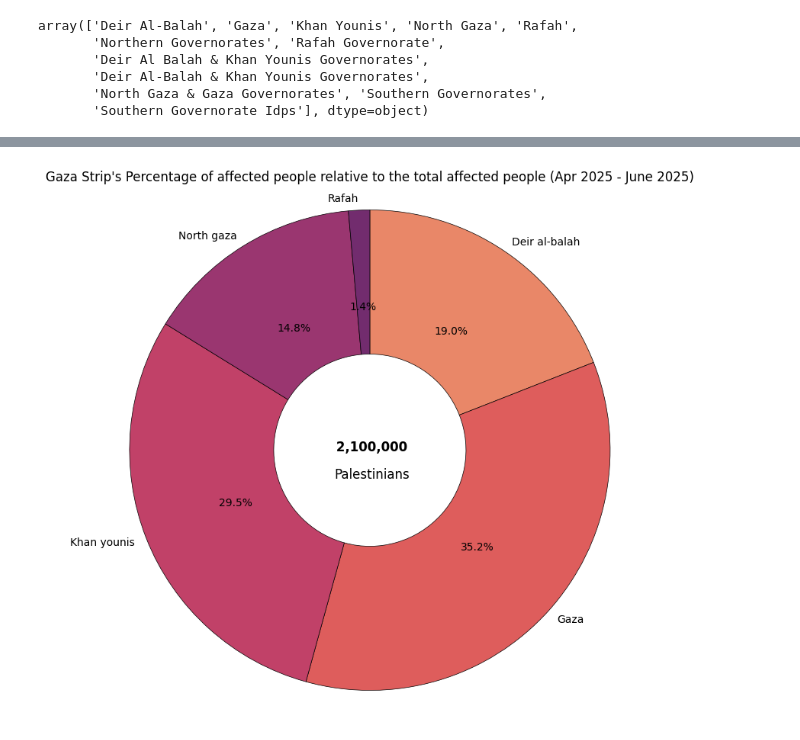
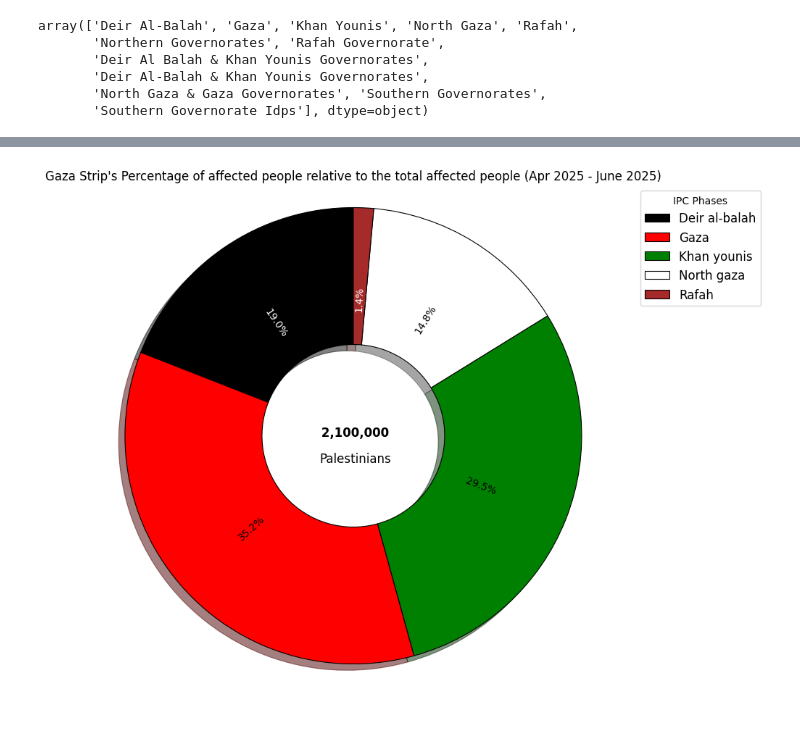
Before and after one commit to MarwanMohammed2500/The-Palestinian-Cause-What-70-Years-of-occupation-can-do-to-a-land-and-its-people, a Jupyter notebook: Chapter 3/Chapter_3.ipynb, the cells around one changed output, grey strips where cells are left out. Drawn from its saved outputs; the diff is of its cells as text; code cells hidden in the pictures.

```diff
--- a/Chapter 3/Chapter_3.ipynb
+++ b/Chapter 3/Chapter_3.ipynb
@@ -101,17 +71,6 @@ Khan_Younis_projection = IPC_Area.xs(("Khan Younis", "first projection"), level=
 idx = pd.IndexSlice
 subset_deir_apr_2025 = Deir_al_balah_current.loc[idx[["2","3","4","5"], ["Apr 2025"]], :]
 subset_deir_may_2024 = Deir_al_balah_current.loc[idx[["2","3","4","5"], ["May 2024"]], :]
-
-subset_gaza = Gaza_current.loc[idx[["2","3","4","5"]], :]
-
-subset_deir_apr_2025 = Deir_al_balah_current.loc[idx[["2","3","4","5"], ["Apr 2025"]], :]
-subset_deir_may_2024 = Deir_al_balah_current.loc[idx[["2","3","4","5"], ["May 2024"]], :]
-
-subset_deir_apr_2025 = Deir_al_balah_current.loc[idx[["2","3","4","5"], ["Apr 2025"]], :]
-subset_deir_may_2024 = Deir_al_balah_current.loc[idx[["2","3","4","5"], ["May 2024"]], :]
-
-subset_deir_apr_2025 = Deir_al_balah_current.loc[idx[["2","3","4","5"], ["Apr 2025"]], :]
-subset_deir_may_2024 = Deir_al_balah_current.loc[idx[["2","3","4","5"], ["May 2024"]], :]
 # %%
 fig = plt.figure(figsize=(14, 9))
 
@@ -158,19 +133,30 @@ plt.show()
 # %%
 Area_Latest = ipc_area_latest[["Number", "Area", "Phase", "Validity period"]].loc[ipc_area_latest["Phase"] == "all"].loc[ipc_area_latest["Validity period"] == "current"].groupby("Area").sum()
 
 plt.figure(figsize=(10, 9))
 
 labels = [f"{area}" for area in Area_Latest.index.get_level_values("Area")]
 
-plt.pie(data=Area_Latest, x=Area_Latest["Number"], labels=labels, counterclock=False, labeldistance=1.05,
-         autopct='%1.1f%%', startangle=90, wedgeprops=dict(width=0.6, edgecolor='black', linewidth=0.5),
-         colors=sns.color_palette("flare", n_colors=len(Area_Latest)))
+pie = plt.pie(data=Area_Latest, x=Area_Latest["Number"],
+         autopct='%1.1f%%', wedgeprops=dict(width=0.6, edgecolor='black', linewidth=0.8),
+         colors=["black", "red", "green", "white", "brown"], startangle=90, shadow=True)
 
+[pie[2][i].set_color("white") for i in [0, 4]]
+for wedge, pct_text in zip(pie[0], pie[2]):
+    angle = (wedge.theta2 + wedge.theta1)/2
+
+    if 90 < angle < 270:
+        pct_text.set_rotation(angle + 180)
+    else:
+        pct_text.set_rotation(angle)
+        pct_text.set_rotation_mode('anchor')
+
+plt.legend(pie[0], labels, loc='upper left', bbox_to_anchor=(1, 1), title="IPC Phases", fontsize=12)
 plt.title("Gaza Strip's Percentage of affected people relative to the total affected people (Apr 2025 - June 2025)", loc="Center", pad=5)
 plt.text(0, 0.015, f"{Area_Latest["Number"].sum(): ,}", fontsize=12, ha='center', va='center', color='black', fontweight='bold')
 plt.text(0.01, -0.1, "Palestinians", fontsize=12, ha='center', va='center', color='black')
 plt.axis('equal')
 
 plt.show()
 # %% [output]
-[figure, old version]
+[figure, new version]
```
Also changed, not shown: parts of 9 cells of this notebook.
